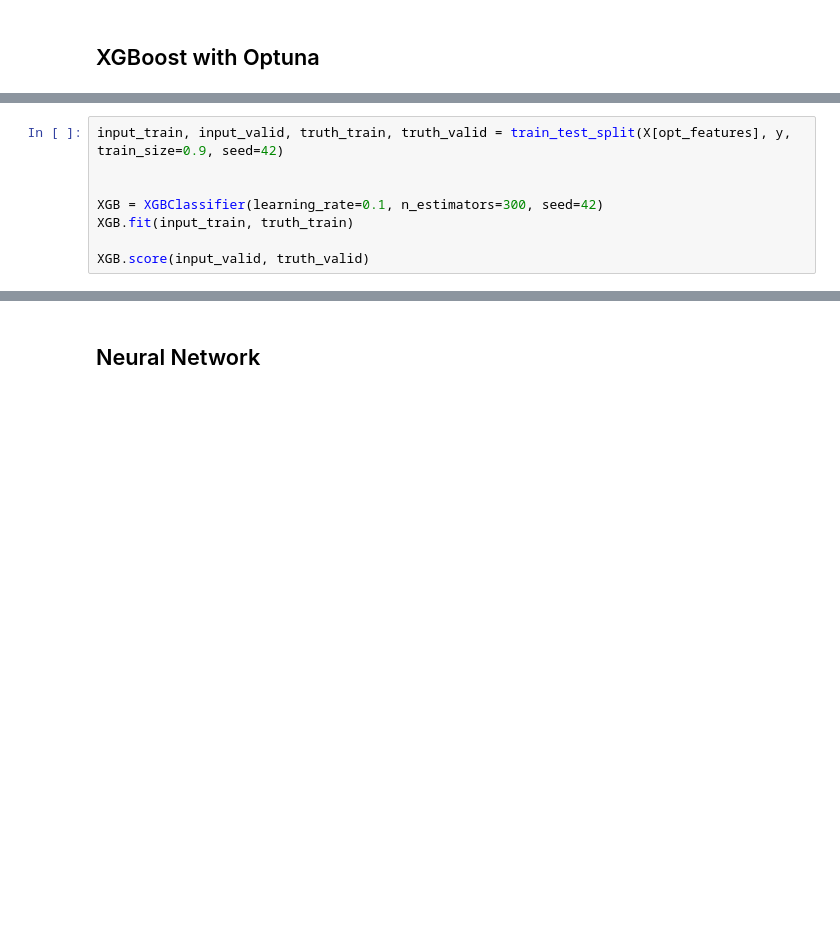
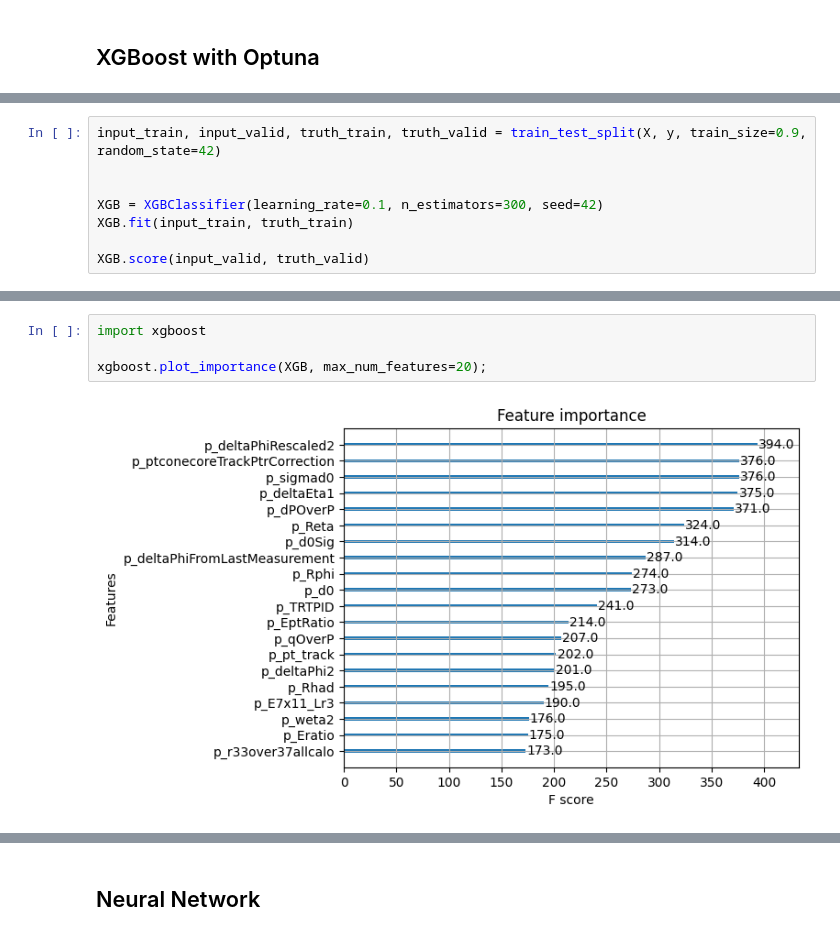
Before and after one commit to rizfn/AppliedML2023, a Jupyter notebook: InitialProject/InitProject.ipynb, the cells around one changed output, grey strips where cells are left out. Saved outputs shown, nothing was run; the diff lists cells and outputs as text; blank space fills up the shorter version.

```diff
--- a/InitialProject/InitProject.ipynb
+++ b/InitialProject/InitProject.ipynb
@@ -119,5 +111,5 @@ obj.best_params
 # %%
-input_train, input_valid, truth_train, truth_valid = train_test_split(X[opt_features], y, train_size=0.9, seed=42)
+input_train, input_valid, truth_train, truth_valid = train_test_split(X, y, train_size=0.9, random_state=42)
 
 
 XGB = XGBClassifier(learning_rate=0.1, n_estimators=300, seed=42)
@@ -128,0 +141,6 @@ XGB.score(input_valid, truth_valid)
+# %%
+import xgboost
+
+xgboost.plot_importance(XGB, max_num_features=20);
+# %% [output]
+[figure, added]
```
Also changed, not shown: parts of 50 cells of this notebook, 4 other files.
